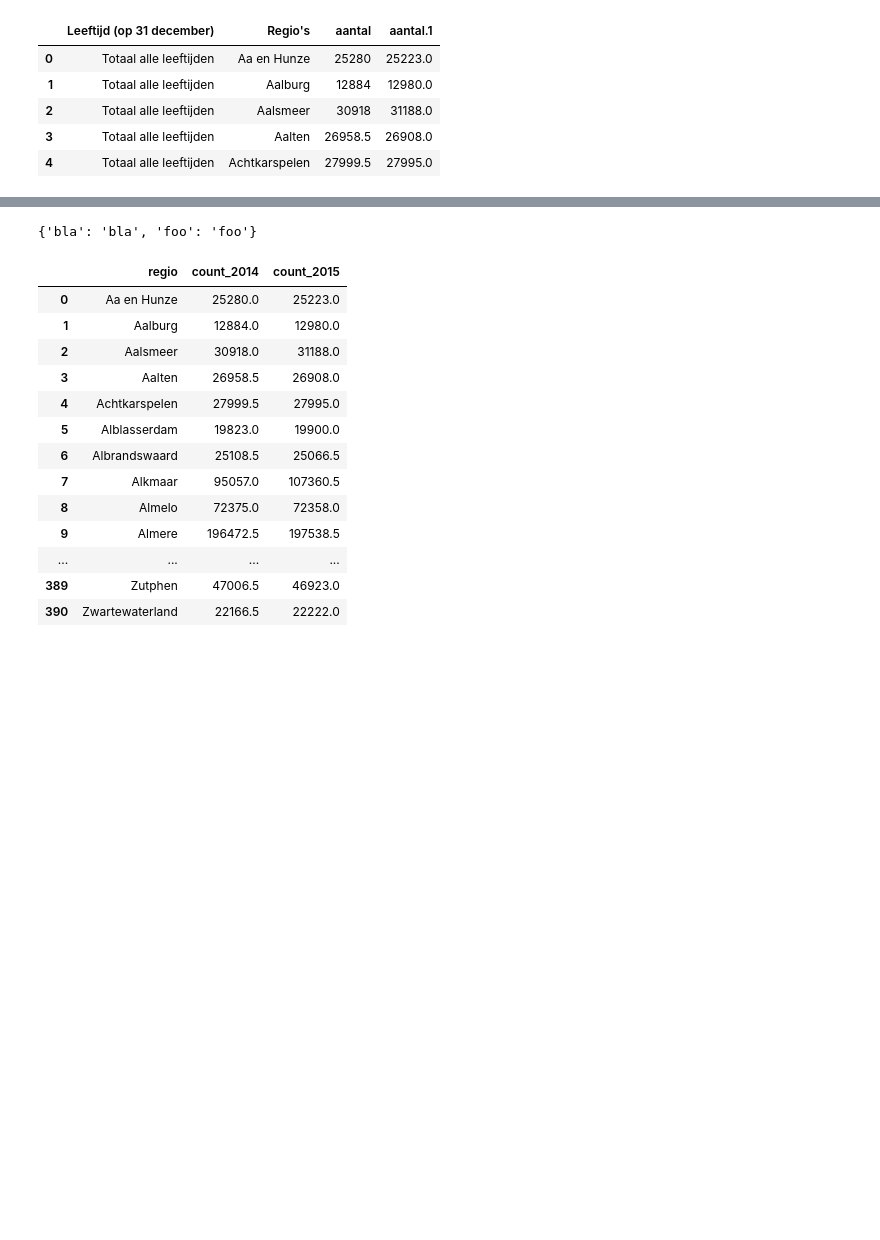
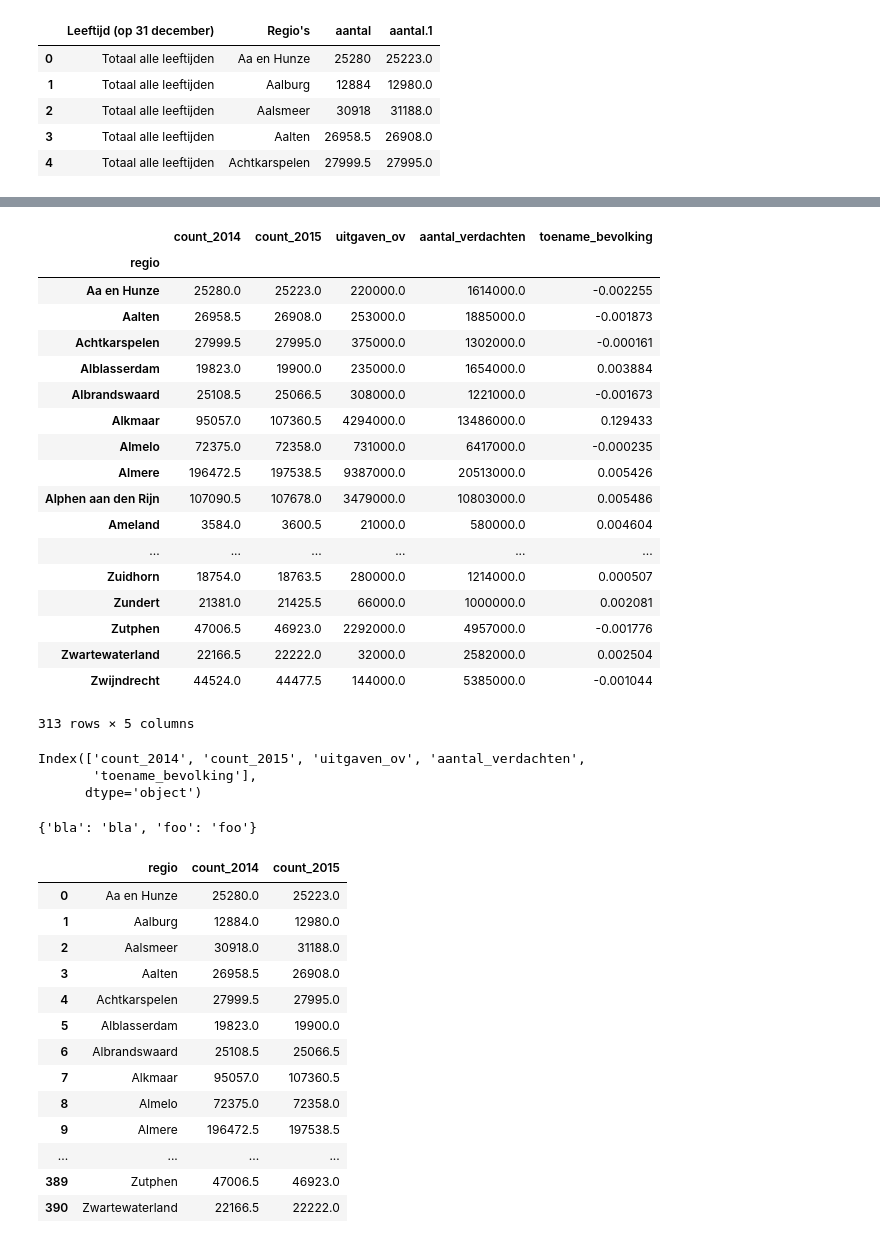
Before and after one commit to Gijs-Koot/gemeente-deler, a Jupyter notebook: notebooks/datasets.ipynb, the cells around one changed output, grey strips where cells are left out. Cells and saved outputs as stored; diff of their text form; code cells hidden in the pictures; blank space fills up the shorter version.

Commit message:
add new data columns

```diff
--- a/notebooks/datasets.ipynb
+++ b/notebooks/datasets.ipynb
@@ -71,3 +77,31 @@ feather.write_dataframe(count_df, "../datasets/clean/clean_data.feather")
+# %%
+pd.read_csv("../datasets/clean/clean_data.csv", index_col=0)
+# %% [output]
+|  | count_2014 | count_2015 | uitgaven_ov | aantal_verdachten | toename_bevolking |
+| regio |  |  |  |  |  |
+| Aa en Hunze | 25280.0 | 25223.0 | 220000.0 | 1614000.0 | -0.002255 |
+| Aalten | 26958.5 | 26908.0 | 253000.0 | 1885000.0 | -0.001873 |
+| Achtkarspelen | 27999.5 | 27995.0 | 375000.0 | 1302000.0 | -0.000161 |
+| Alblasserdam | 19823.0 | 19900.0 | 235000.0 | 1654000.0 | 0.003884 |
+| Albrandswaard | 25108.5 | 25066.5 | 308000.0 | 1221000.0 | -0.001673 |
+| Alkmaar | 95057.0 | 107360.5 | 4294000.0 | 13486000.0 | 0.129433 |
+| Almelo | 72375.0 | 72358.0 | 731000.0 | 6417000.0 | -0.000235 |
+| Almere | 196472.5 | 197538.5 | 9387000.0 | 20513000.0 | 0.005426 |
+| Alphen aan den Rijn | 107090.5 | 107678.0 | 3479000.0 | 10803000.0 | 0.005486 |
+| Ameland | 3584.0 | 3600.5 | 21000.0 | 580000.0 | 0.004604 |
+| ... | ... | ... | ... | ... | ... |
+| Zuidhorn | 18754.0 | 18763.5 | 280000.0 | 1214000.0 | 0.000507 |
+| Zundert | 21381.0 | 21425.5 | 66000.0 | 1000000.0 | 0.002081 |
+| Zutphen | 47006.5 | 46923.0 | 2292000.0 | 4957000.0 | -0.001776 |
+| Zwartewaterland | 22166.5 | 22222.0 | 32000.0 | 2582000.0 | 0.002504 |
+| Zwijndrecht | 44524.0 | 44477.5 | 144000.0 | 5385000.0 | -0.001044 |
+313 rows × 5 columns
+# %%
+df.columns
+# %% [output]
+Index(['count_2014', 'count_2015', 'uitgaven_ov', 'aantal_verdachten',
+       'toename_bevolking'],
+      dtype='object')
 # %%
 import json
 
```
Also changed, not shown: parts of 11 cells of this notebook, 4 other files.
